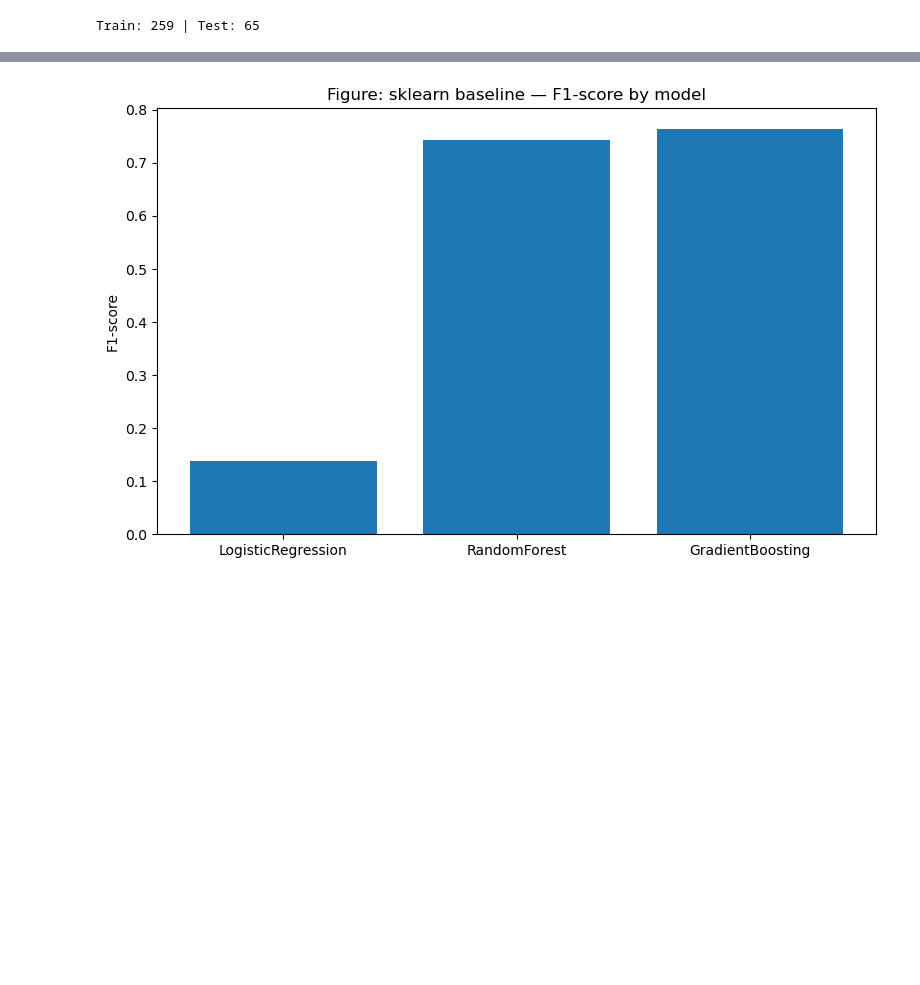
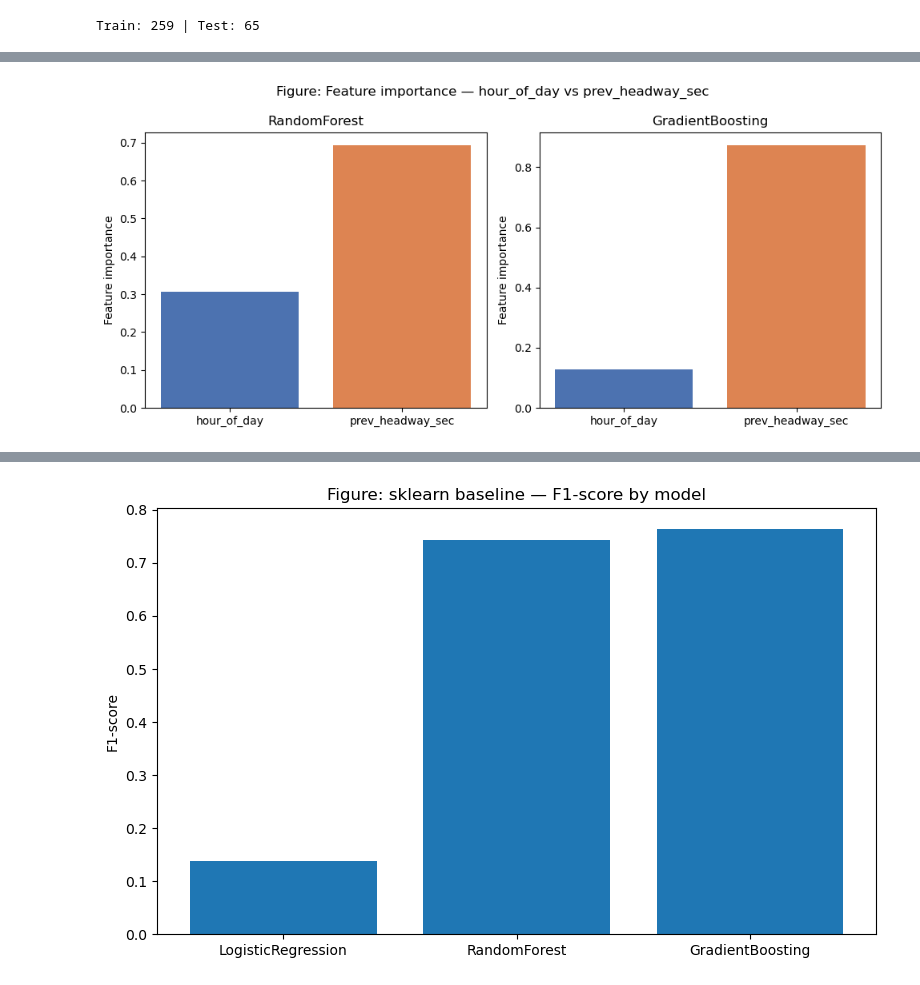
Before and after one commit to Pratikshya0809/Big-Data-Programming-Project-Coursework, a Jupyter notebook: 04_ML_Classification_Models.ipynb, the cells around one changed output, grey strips where cells are left out. Drawn from its saved outputs; the diff is of its cells as text; code cells hidden in the pictures; blank space fills up the shorter version.

```diff
--- a/04_ML_Classification_Models.ipynb
+++ b/04_ML_Classification_Models.ipynb
@@ -65,0 +113,13 @@ results_pdf
+# %%
+# ---- Feature importance (RF & GBT) ----
+fig, axes = plt.subplots(1, 2, figsize=(10,4.5))
+for ax, name in zip(axes, ["RandomForest", "GradientBoosting"]):
+    importances = models[name].feature_importances_
+    ax.bar(X.columns, importances, color=["#4C72B0","#DD8452"])
+    ax.set_title(name); ax.set_ylabel("Feature importance")
+fig.suptitle("Figure: Feature importance — hour_of_day vs prev_headway_sec")
+plt.tight_layout()
+plt.savefig("figure_feature_importance.png", dpi=150)
+plt.show()
+# %% [output]
+[figure, added]
```
Also changed, not shown: parts of 4 cells of this notebook.
